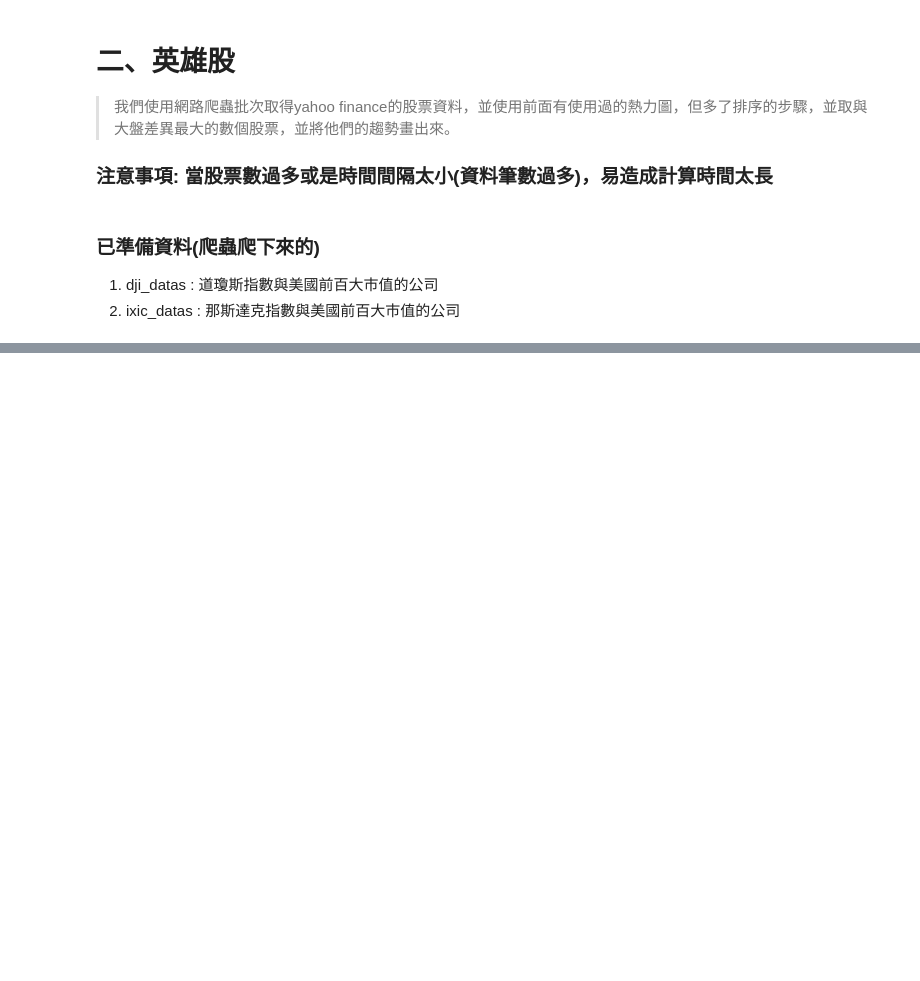
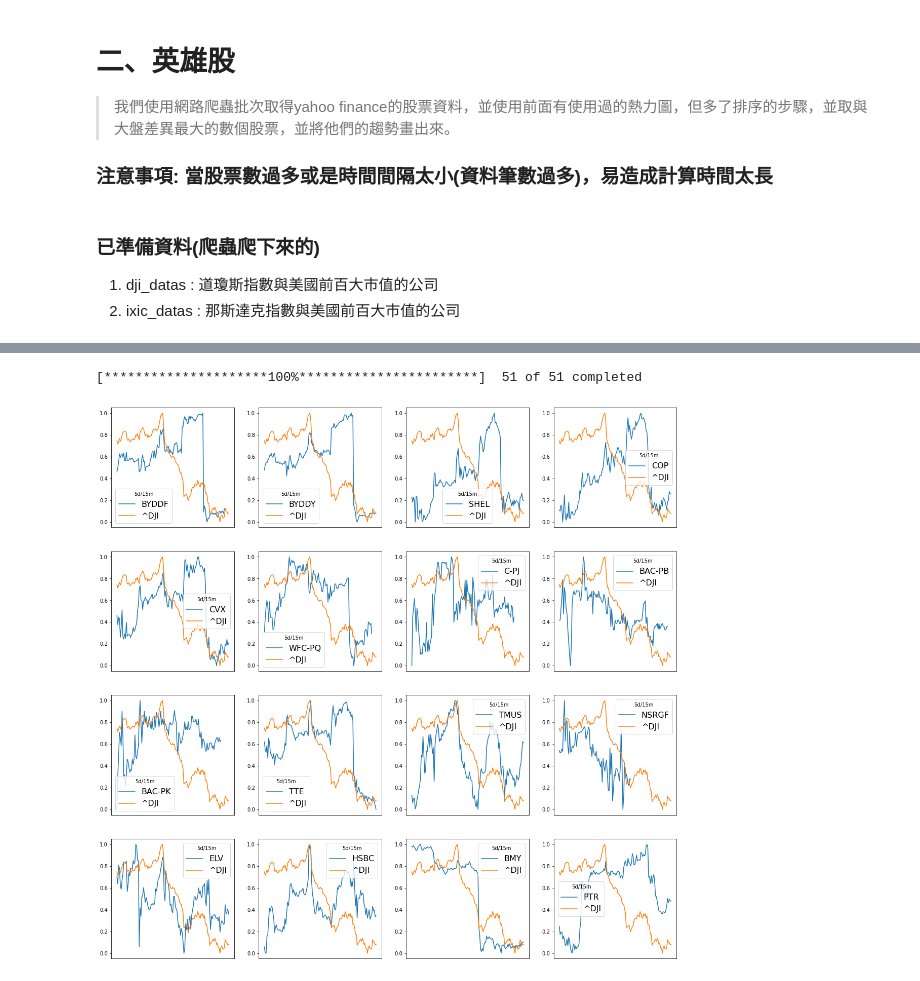
Before and after one commit to JulianLee310514065/Complete-Project, a Jupyter notebook: fintech_NSPO/fintech_NSPO.ipynb, the cells around one changed output, grey strips where cells are left out. Cells and saved outputs as stored; diff of their text form; code cells hidden in the pictures; blank space fills up the shorter version.

```diff
--- a/fintech_NSPO/fintech_NSPO.ipynb
+++ b/fintech_NSPO/fintech_NSPO.ipynb
@@ -626,0 +631,5 @@ plot_hero_stock(check, period='3d', interval='15m')
+# %%
+plot_hero_stock(check, period='5d', interval='15m')
+# %% [output]
+[*********************100%***********************]  51 of 51 completed
+[figure, added]
```
Also changed, not shown: parts of 9 cells of this notebook.
